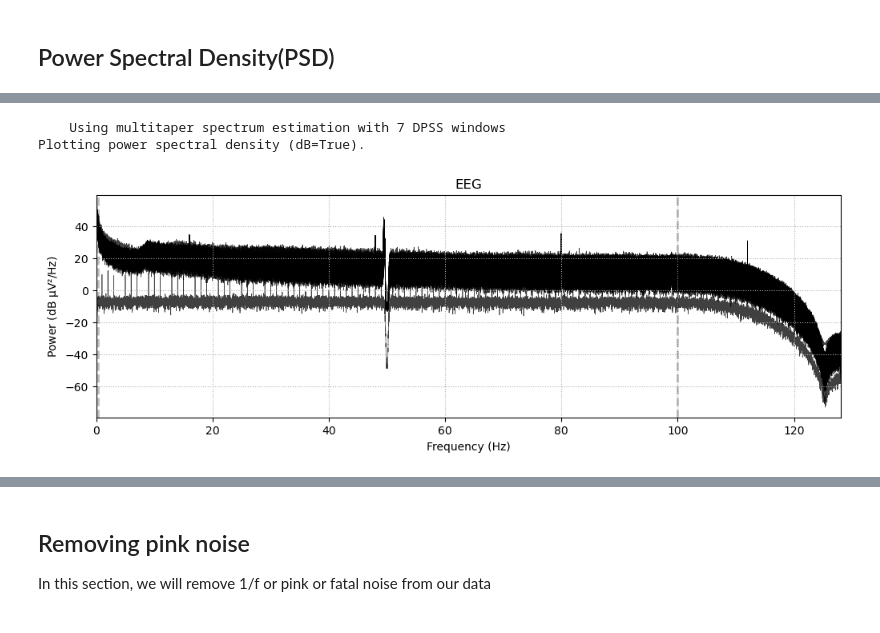
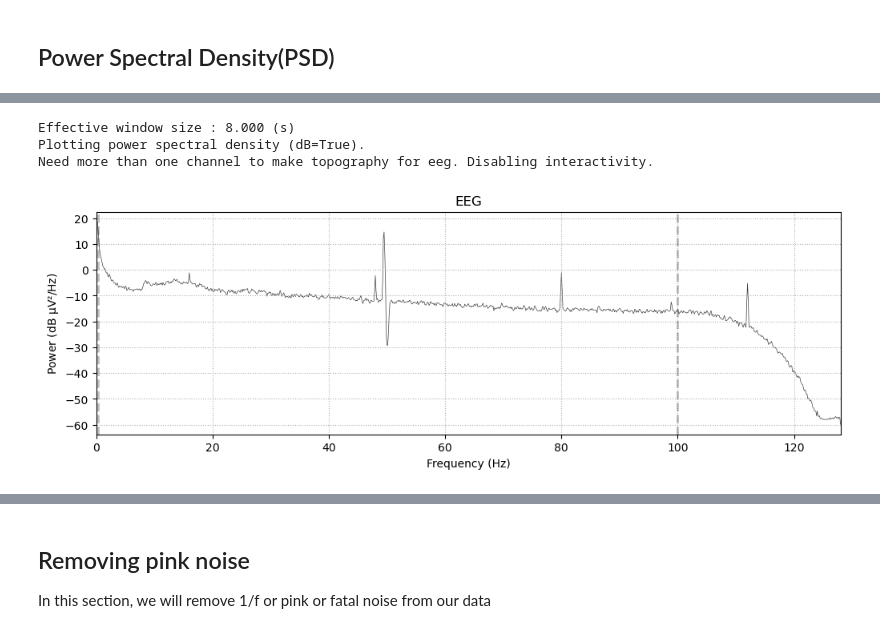
Before and after one commit to navnoorsingh0309/Brain_waves_analysis, a Jupyter notebook: main_TF.ipynb, the cells around one changed output, grey strips where cells are left out. Drawn from its saved outputs; the diff is of its cells as text; code cells hidden in the pictures.

```diff
--- a/main_TF.ipynb
+++ b/main_TF.ipynb
@@ -199,6 +261,7 @@ for epochs in epochs_list:
 # %%
-epochs_list[0].compute_psd().plot()
+filtered_data[0].compute_psd(picks=['Oz']).plot()
 # %% [output]
-    Using multitaper spectrum estimation with 7 DPSS windows
+Effective window size : 8.000 (s)
 Plotting power spectral density (dB=True).
+Need more than one channel to make topography for eeg. Disabling interactivity.
-[figure, old version]
+[figure, new version]
```
Also changed, not shown: parts of 11 cells of this notebook.
